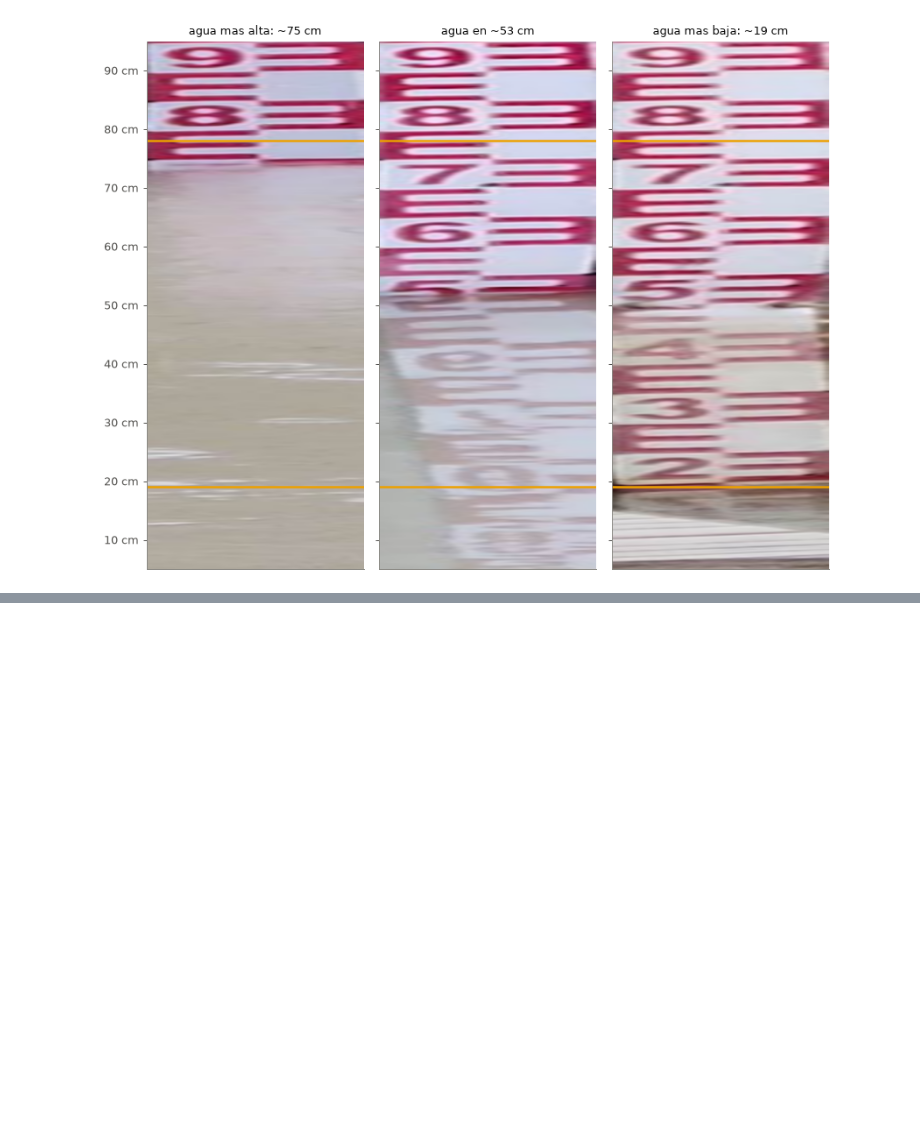
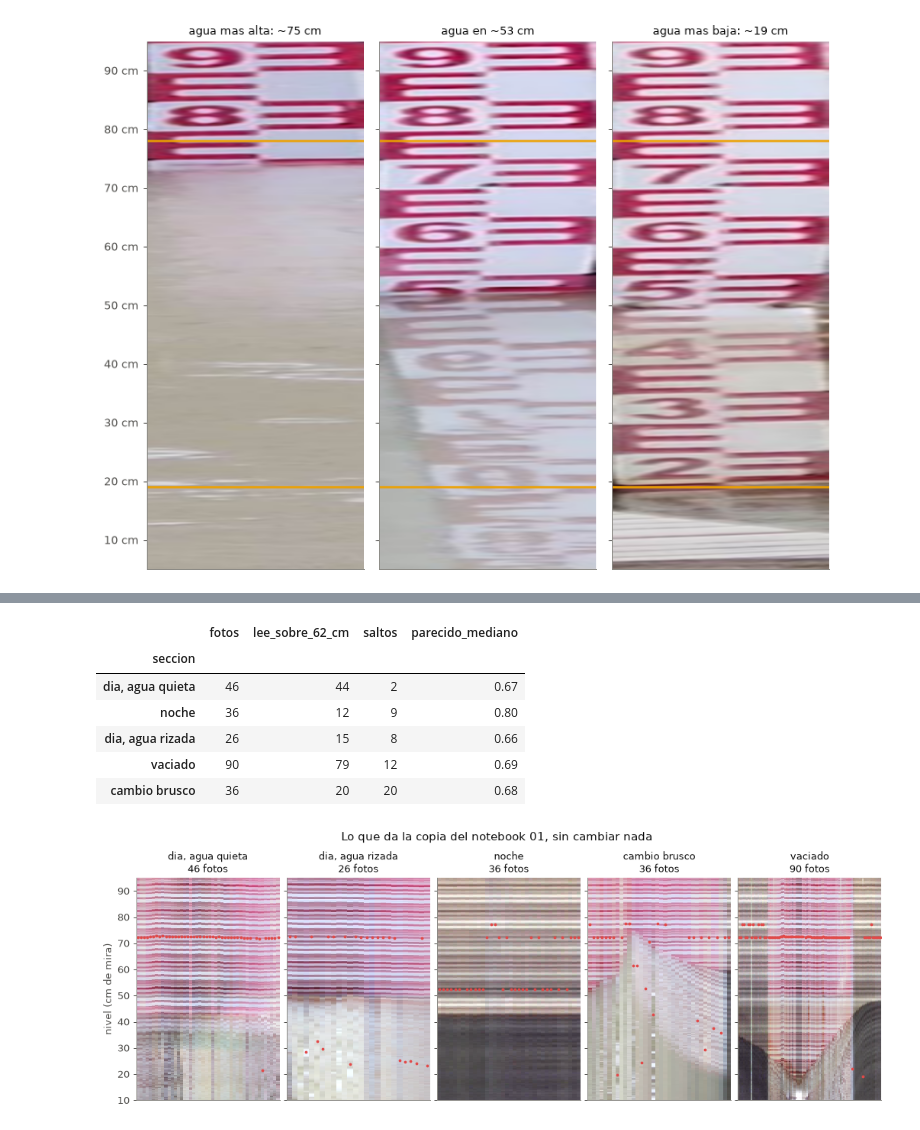
Before and after one commit to SCaballero427/medicion-de-nivel-en-canales-abiertos, a Jupyter notebook: 02_lago_china_primera_mejora/02_lago_china_primera_mejora.ipynb, the cells around one changed output, grey strips where cells are left out. Saved outputs shown, nothing was run; the diff lists cells and outputs as text; code cells hidden in the pictures; blank space fills up the shorter version.

Commit message:
v1 en las secciones de China

```diff
--- a/02_lago_china_primera_mejora/02_lago_china_primera_mejora.ipynb
+++ b/02_lago_china_primera_mejora/02_lago_china_primera_mejora.ipynb
@@ -279,0 +338,71 @@ plt.tight_layout()
+# %%
+def medir_foto(archivo):
+    R = T.enderezar(gris(leer(archivo)))
+    fila, parecido, _, _ = espejo(R)
+    nivel = T.nivel_de(fila)
+    return {"archivo": archivo, "hora": hora_de(archivo), "fila_tablero": fila,
+            "fila_foto": float(T.a_foto(ANCHO / 2, fila)[1]), "nivel_bruto_cm": nivel,
+            "parecido": parecido, "bajo_minimo": bool(nivel < NIVEL_MINIMO)}
+
+
+SALTO_CM = 3.0     # solo para contar saltos: el metodo basico no filtra nada
+
+
+def marcar_saltos(serie):
+    m = np.array([np.median(serie[max(i - 3, 0):i + 4]) for i in range(len(serie))])
+    return np.abs(serie - m) > SALTO_CM
+
+
+def medir_secciones():
+    # recorre las fotos de las secciones, en paralelo, y marca los saltos dentro de cada bloque
+    with ThreadPoolExecutor(8) as ex:
+        d = pd.DataFrame(list(ex.map(medir_foto, fotos_s))).sort_values("hora").reset_index(drop=True)
+    d["seccion"] = [seccion_de(a) for a in d.archivo]
+    d["nivel_m"] = np.where(d.bajo_minimo, np.nan, d.nivel_bruto_cm / 100)
+    d["salto"] = d.groupby("seccion").nivel_bruto_cm.transform(lambda s: marcar_saltos(s.values)).astype(bool)
+    return d
+
+
+def preparar(archivo):
+    c = leer(archivo)
+    return archivo, T.enderezar(c)
+
+
+with ThreadPoolExecutor(8) as ex:
+    tiras_s = dict(ex.map(preparar, fotos_s))
+
+
+def dibujar_secciones(lecturas, titulo=None, alto=4.2):
+    # un quimograma por seccion. lecturas: [(dataframe, color, tamano), ...]
+    fig, ax = plt.subplots(1, len(SECCIONES), figsize=(14, alto), sharey=True, gridspec_kw={"wspace": 0.05})
+    for a, s in zip(ax, SECCIONES):
+        lista = [x for x in fotos_s if seccion_de(x) == s]
+        cols = []
+        for x in lista:
+            p = tiras_s[x][:, 8:46].mean(1)
+            cols.append(np.clip(p * 230.0 / max(np.percentile(p[:int(T.fila_de(78))], 90), 1), 0, 255))
+        K = np.stack(cols, 1).astype(np.uint8)
+        a.imshow(K[:, :, ::-1], extent=[0, K.shape[1], T.nivel_de(K.shape[0]), T.nivel_sup], aspect="auto", interpolation="nearest")
+        for d, color, ms in lecturas:
+            ds = d.set_index("archivo").reindex(lista)
+            a.plot(np.arange(len(lista)) + 0.5, ds.nivel_bruto_cm.where(~ds.bajo_minimo.astype(bool)), ".", ms=ms, color=color)
+        a.set_ylim(10, 95); a.set_xticks([]); a.set_title("%s\n%d fotos" % (s, len(lista)), fontsize=10, color=TINTA)
+    ax[0].set_ylabel("nivel (cm de mira)")
+    if titulo:
+        fig.suptitle(titulo, color=TINTA, y=1.04)
+
+
+df_v1 = medir_secciones()
+df_v1.to_csv(os.path.join(SALIDAS, "02_v1_secciones.csv"), index=False, float_format="%.4f")
+dibujar_secciones([(df_v1, ROJO, 4)], "Lo que da la copia del notebook 01, sin cambiar nada")
+df_v1.groupby("seccion", sort=False).agg(fotos=("archivo", "size"), lee_sobre_62_cm=("nivel_bruto_cm", lambda s: int((s > 62).sum())),
+                                         saltos=("salto", "sum"), parecido_mediano=("parecido", "median")).round(2)
+# %% [output]
+|  | fotos | lee_sobre_62_cm | saltos | parecido_mediano |
+| seccion |  |  |  |  |
+| dia, agua quieta | 46 | 44 | 2 | 0.67 |
+| noche | 36 | 12 | 9 | 0.80 |
+| dia, agua rizada | 26 | 15 | 8 | 0.66 |
+| vaciado | 90 | 79 | 12 | 0.69 |
+| cambio brusco | 36 | 20 | 20 | 0.68 |
+[figure, added]
```
Also changed, not shown: parts of 3 cells of this notebook, 1 other file.
